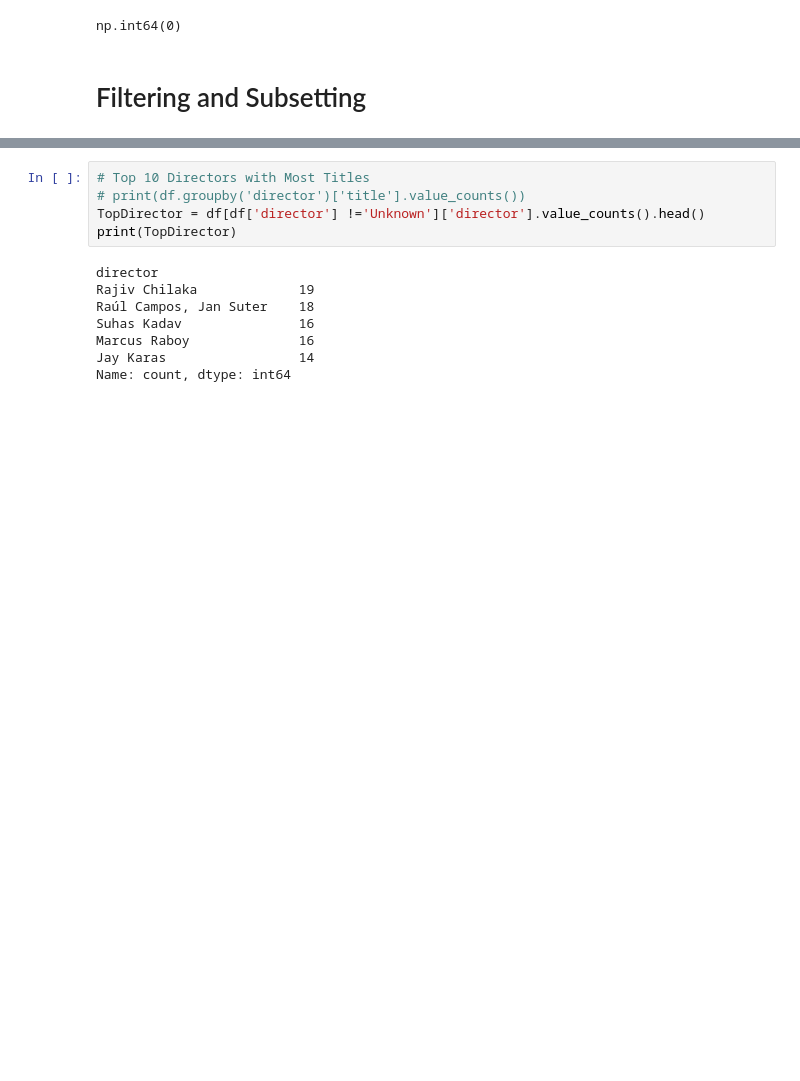
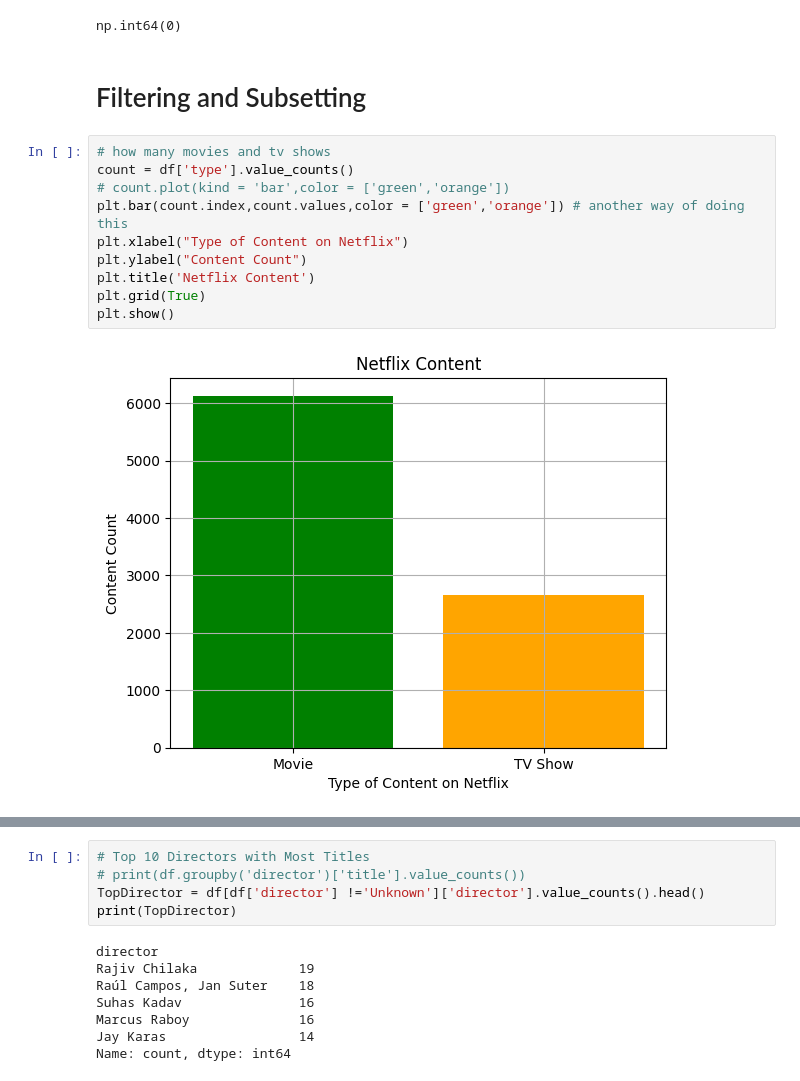
Before and after one commit to Anuj08github/EDA-Projects, a Jupyter notebook: NetflixEDA/EDA_netflixDataset.ipynb, the cells around one changed output, grey strips where cells are left out. Drawn from its saved outputs; the diff is of its cells as text; blank space fills up the shorter version.

Commit message:
Using matplotlib for data visualisation

```diff
--- a/NetflixEDA/EDA_netflixDataset.ipynb
+++ b/NetflixEDA/EDA_netflixDataset.ipynb
@@ -224,3 +225,15 @@ df.duplicated().sum()
 np.int64(0)
 # %% [markdown]
 # Filtering and Subsetting
+# %%
+# how many movies and tv shows
+count = df['type'].value_counts()
+# count.plot(kind = 'bar',color = ['green','orange'])
+plt.bar(count.index,count.values,color = ['green','orange']) # another way of doing this
+plt.xlabel("Type of Content on Netflix")
+plt.ylabel("Content Count")
+plt.title('Netflix Content')
+plt.grid(True)
+plt.show()
+# %% [output]
+[figure, added]
```
Also changed, not shown: parts of 10 cells of this notebook, 2 other files.
